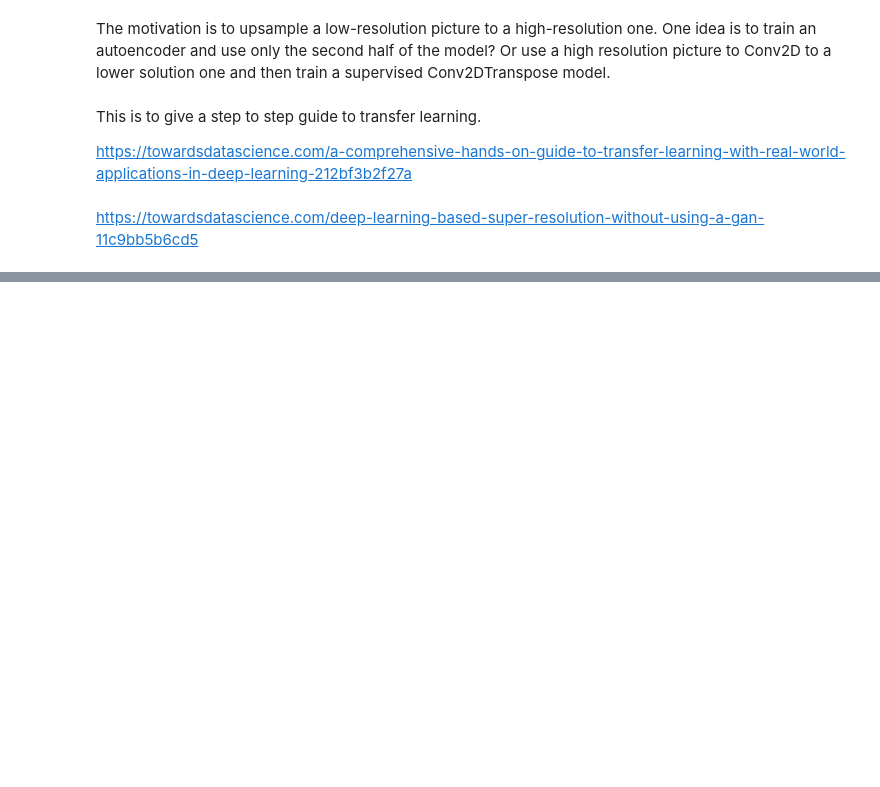
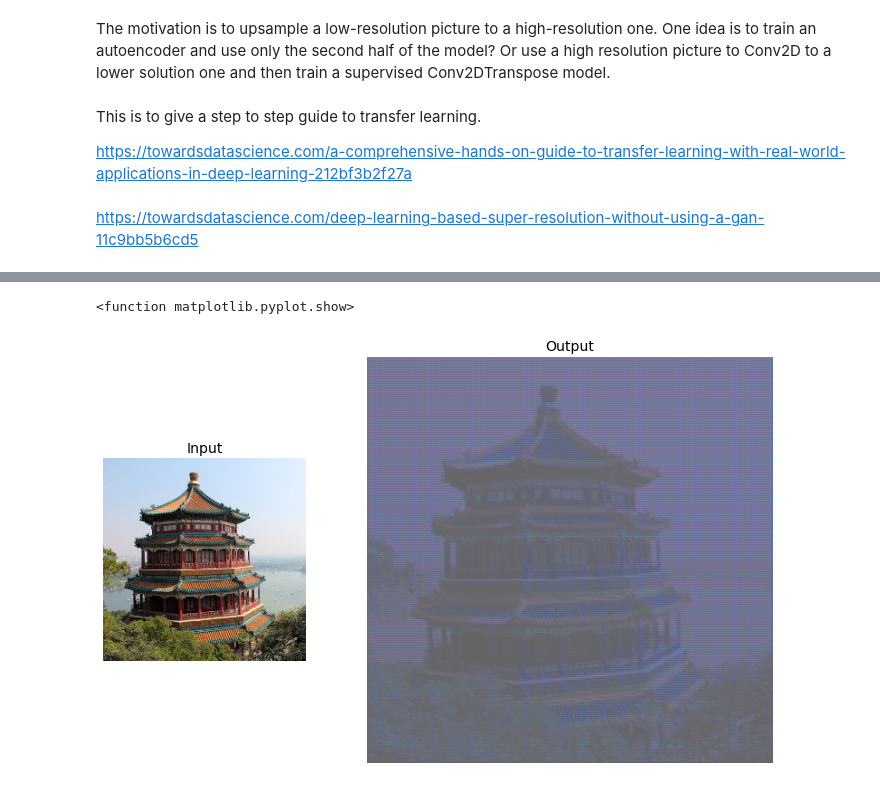
Before and after one commit to junweiluo/HandsonMLPractice, a Jupyter notebook: Chapter14Ex09_Super_Resolution.ipynb, the cells around one changed output, grey strips where cells are left out. Drawn from its saved outputs; the diff is of its cells as text; code cells hidden in the pictures; blank space fills up the shorter version.

```diff
--- a/Chapter14Ex09_Super_Resolution.ipynb
+++ b/Chapter14Ex09_Super_Resolution.ipynb
@@ -13,0 +55,19 @@ https://towardsdatascience.com/deep-learning-based-super-resolution-without-usin
+# %%
+def normalize(X):
+    return (X - tf.reduce_min(X)) / (tf.reduce_max(X) - tf.reduce_min(X))
+
+fig = plt.figure(figsize=(12, 8))
+gs = mpl.gridspec.GridSpec(nrows=1, ncols=2, width_ratios=[1, 2])
+
+ax1 = fig.add_subplot(gs[0, 0])
+ax1.set_title("Input", fontsize=14)
+ax1.imshow(X[0])  # plot the 1st image
+ax1.axis("off")
+ax2 = fig.add_subplot(gs[0, 1])
+ax2.set_title("Output", fontsize=14)
+ax2.imshow(normalize(output[0, ..., :3]), interpolation="bicubic")  # plot the output for the 1st image, only 3 channels needed.
+ax2.axis("off")
+plt.show
+# %% [output]
+<function matplotlib.pyplot.show>
+[figure, added]
```
Also changed, not shown: parts of 9 cells of this notebook.
